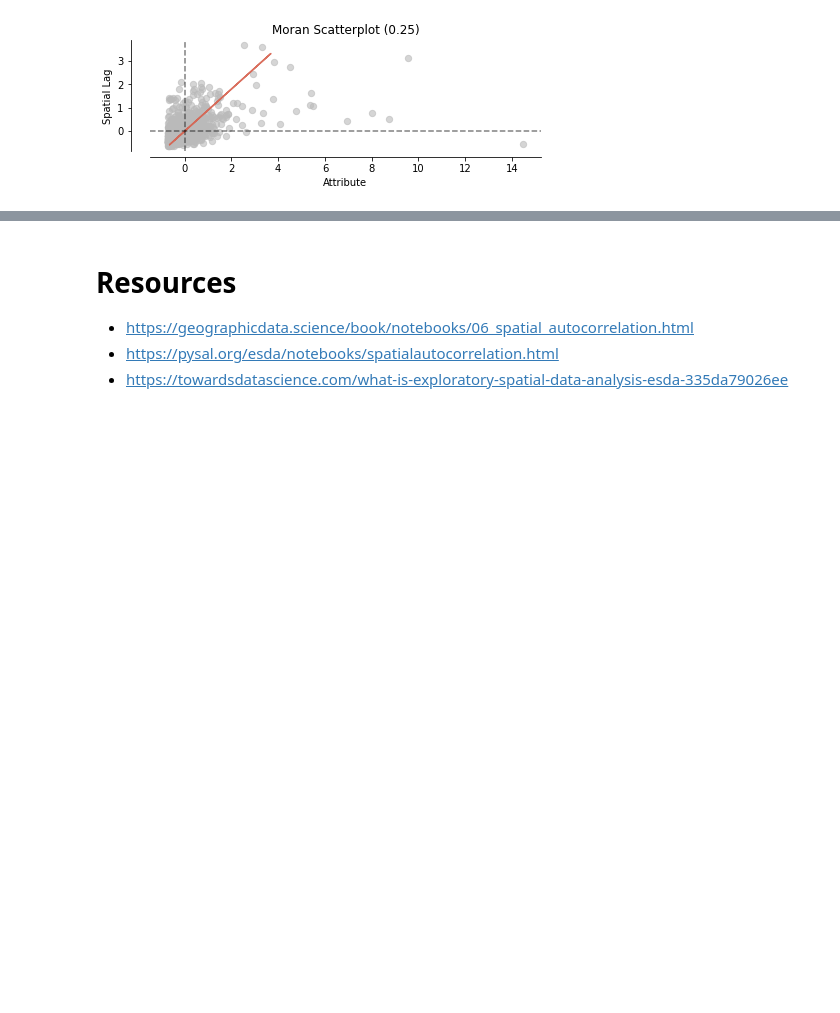
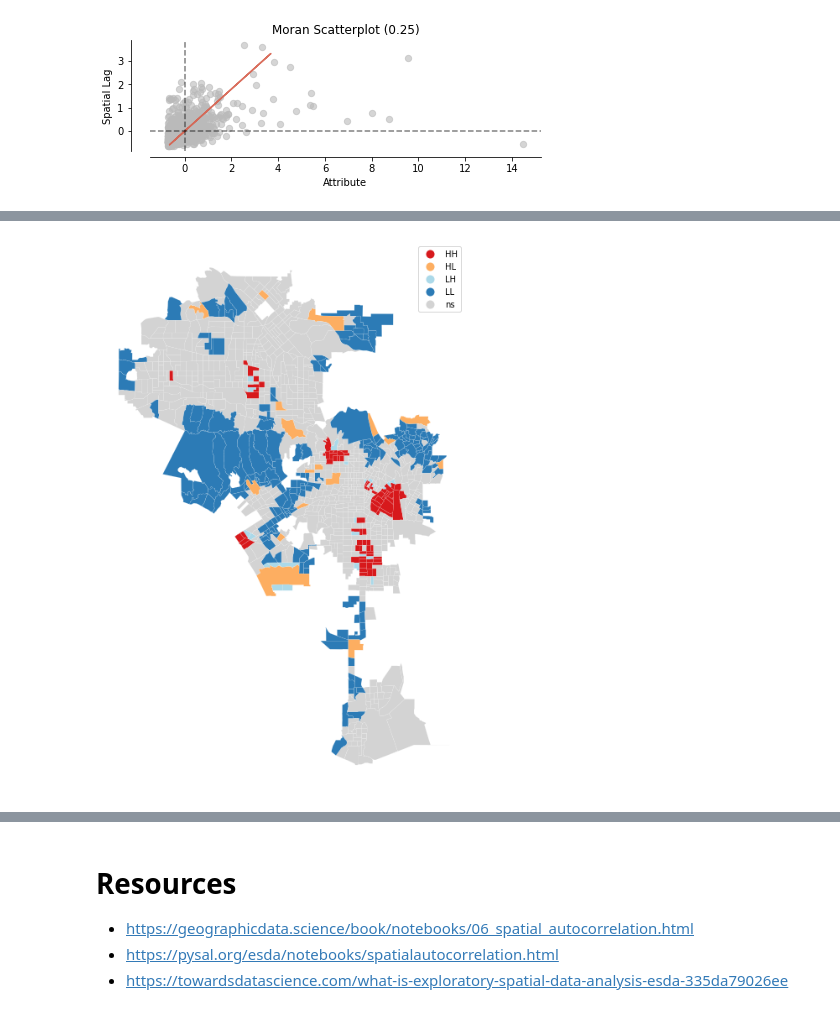
Before and after one commit to yohman/up206a, a Jupyter notebook: Weeks/Week08/Spatial Autocorrelation.ipynb, the cells around one changed output, grey strips where cells are left out. Cells and saved outputs as stored; diff of their text form; code cells hidden in the pictures; blank space fills up the shorter version.

```diff
--- a/Weeks/Week08/Spatial Autocorrelation.ipynb
+++ b/Weeks/Week08/Spatial Autocorrelation.ipynb
@@ -493,4 +512,6 @@ plt.show()
 # %%
 fig, ax = plt.subplots(figsize=(14,12))
-lisa_cluster(m_local, tracts, p=0.05, figsize = (16,12),ax=ax)
+lisa_cluster(lisa, tracts, p=0.05, figsize = (16,12),ax=ax)
 plt.show()
+# %% [output]
+[figure, added]
```
Also changed, not shown: parts of 20 cells of this notebook.
